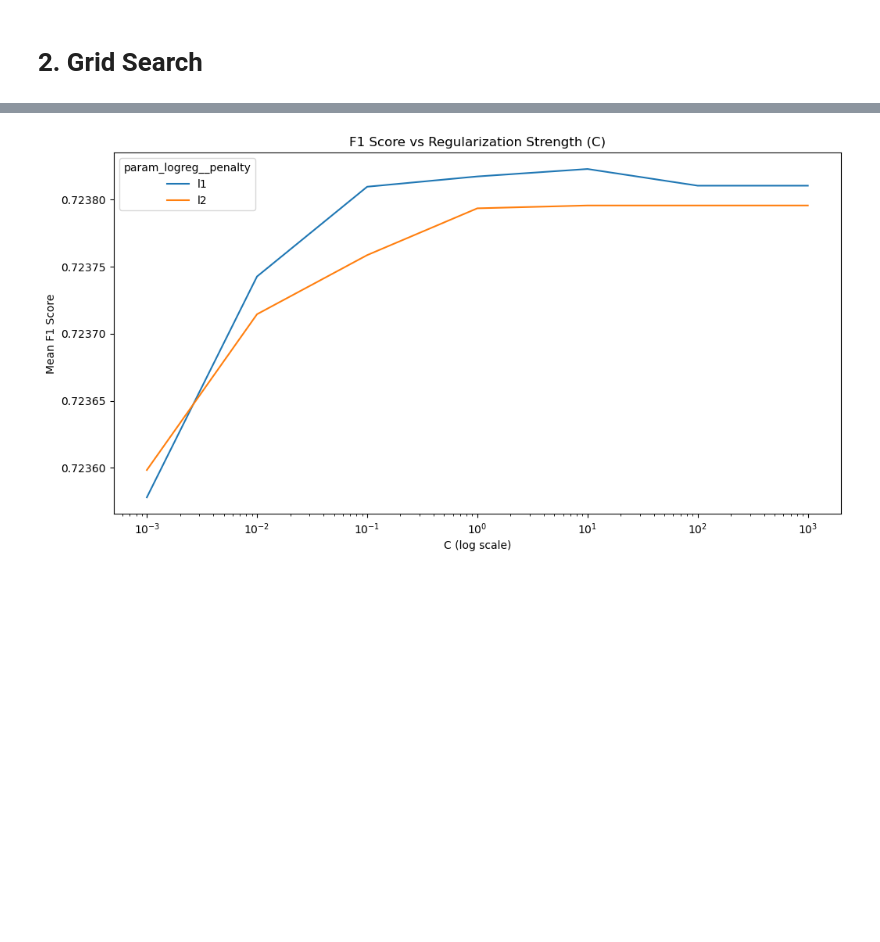
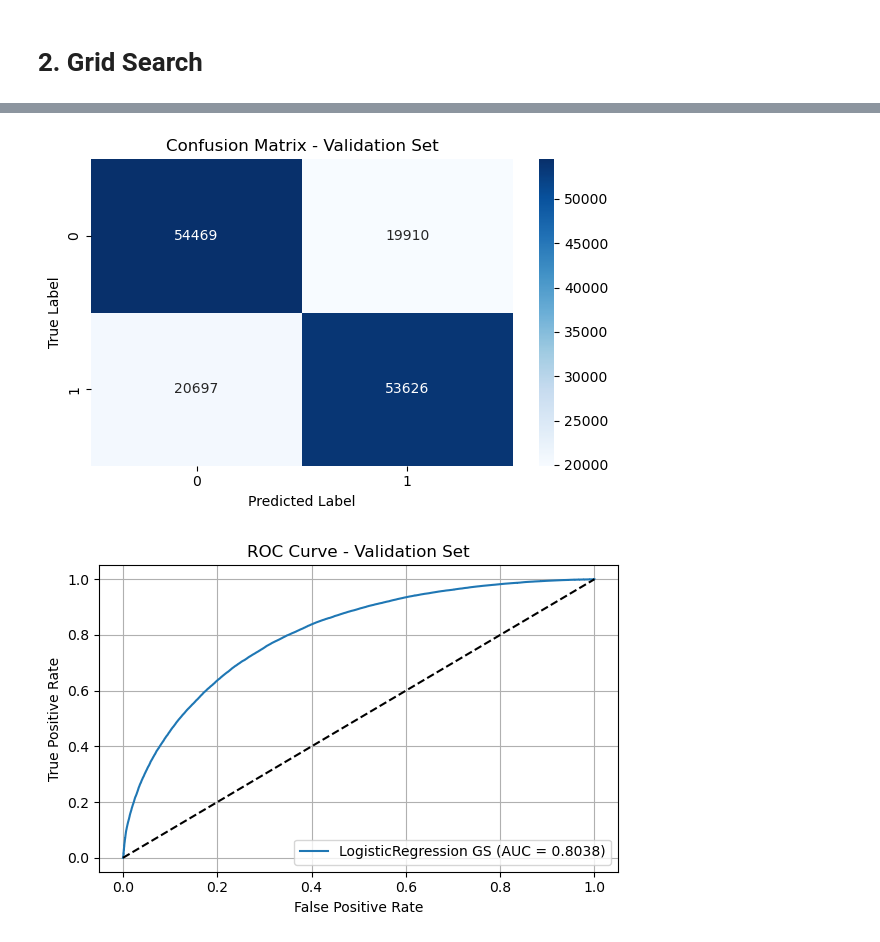
Before and after one commit to XDUZihanZhang/data-mining-project, a Jupyter notebook: notebooks/05_logistic_regression.ipynb, the cells around one changed output, grey strips where cells are left out. Cells and saved outputs as stored; diff of their text form; code cells hidden in the pictures; blank space fills up the shorter version.

```diff
--- a/notebooks/05_logistic_regression.ipynb
+++ b/notebooks/05_logistic_regression.ipynb
@@ -25,8 +25,11 @@ from sklearn.model_selection import train_test_split
 import pandas as pd
 data_train = pd.read_csv('../data/processed/X_train_lr.csv')
 data_test = pd.read_csv('../data/processed/X_test_lr.csv')
+data_val = pd.read_csv('../data/processed/X_val_lr.csv')
+
 target_train = pd.read_csv('../data/processed/y_train_lr.csv')
 target_test = pd.read_csv('../data/processed/y_test_lr.csv')
+target_val = pd.read_csv('../data/processed/y_val_lr.csv')
 # %%
 print(f"Data mean: {data_train.mean().mean()}, Data std: {data_train.std().mean()}")
 # %% [output]
@@ -189,35 +257,46 @@ grid_search = GridSearchCV(
 
 grid_search.fit(data_train, target_train.values.ravel())
 
-best_model = grid_search.best_estimator_
-drk_prediction = best_model.predict(data_test)
+# Predict on validation and test sets
+target_val_pred =grid_search.predict(data_val)
+target_val_proba = grid_search.predict_proba(data_val)[:, 1]
 
-metrics = {
-    'accuracy': accuracy_score(target_test, drk_prediction),
-    'precision': precision_score(target_test, drk_prediction),
-    'recall': recall_score(target_test, drk_prediction),
-    'f1': f1_score(target_test, drk_prediction)
-}
+target_test_pred = grid_search.predict(data_test)
+target_test_proba = grid_search.predict_proba(data_test)[:, 1]
 
-results_df = pd.DataFrame(grid_search.cv_results_)
-best_params = grid_search.best_params_
+val_auc = roc_auc_score(target_val, target_val_proba)
+val_acc = accuracy_score(target_val, target_val_pred)
+val_precision = precision_score(target_val, target_val_pred)
+val_recall = recall_score(target_val, target_val_pred)
+val_f1 = f1_score(target_val, target_val_pred)
+conf_mat = confusion_matrix(target_val, target_val_pred)
 
-print(f"Best Parameters: {best_params}")
-print("Test Set Performance:")
-for metric, value in metrics.items():
-    print(f"{metric.capitalize()}: {value:.3f}")
+print("Validation Set Performance (Grid Search Logistic Regression):")
+print(f"AUC:        {val_auc:.4f}")
+print(f"Accuracy:   {val_acc:.4f}")
+print(f"Precision:  {val_precision:.4f}")
+print(f"Recall:     {val_recall:.4f}")
+print(f"F1 Score:   {val_f1:.4f}")
+print("\nClassification Report:\n", classification_report(target_val, target_val_pred))
 
-plt.figure(figsize=(12, 6))
-sns.lineplot(
-    data=results_df[results_df.param_logreg__solver == best_params['logreg__solver']],
-    x='param_logreg__C',
-    y='mean_test_f1',
-    hue='param_logreg__penalty'
-)
-plt.xscale('log')
-plt.title('F1 Score vs Regularization Strength (C)')
-plt.xlabel('C (log scale)')
-plt.ylabel('Mean F1 Score')
+plt.figure(figsize=(6, 4))
+sns.heatmap(conf_mat, annot=True, fmt='d', cmap='Blues')
+plt.title("Confusion Matrix - Validation Set")
+plt.xlabel("Predicted Label")
+plt.ylabel("True Label")
+plt.tight_layout()
 plt.show()
+
+fpr, tpr, _ = roc_curve(target_val, target_val_proba)
+plt.figure(figsize=(6, 4))
+plt.plot(fpr, tpr, label=f"LogisticRegression GS (AUC = {val_auc:.4f})")
+plt.plot([0, 1], [0, 1], 'k--')
+plt.xlabel("False Positive Rate")
+plt.ylabel("True Positive Rate")
+plt.title("ROC Curve - Validation Set")
+plt.legend()
+plt.grid(True)
+plt.tight_layout()
+plt.show()
 # %% [output]
 Fitting 5 folds for each of 56 candidates, totalling 280 fits
@@ -230 +319,2 @@ F1: 0.726
-[figure, old version]
+[figure, new version]
+[figure, added]
```
Also changed, not shown: parts of 5 cells of this notebook.
